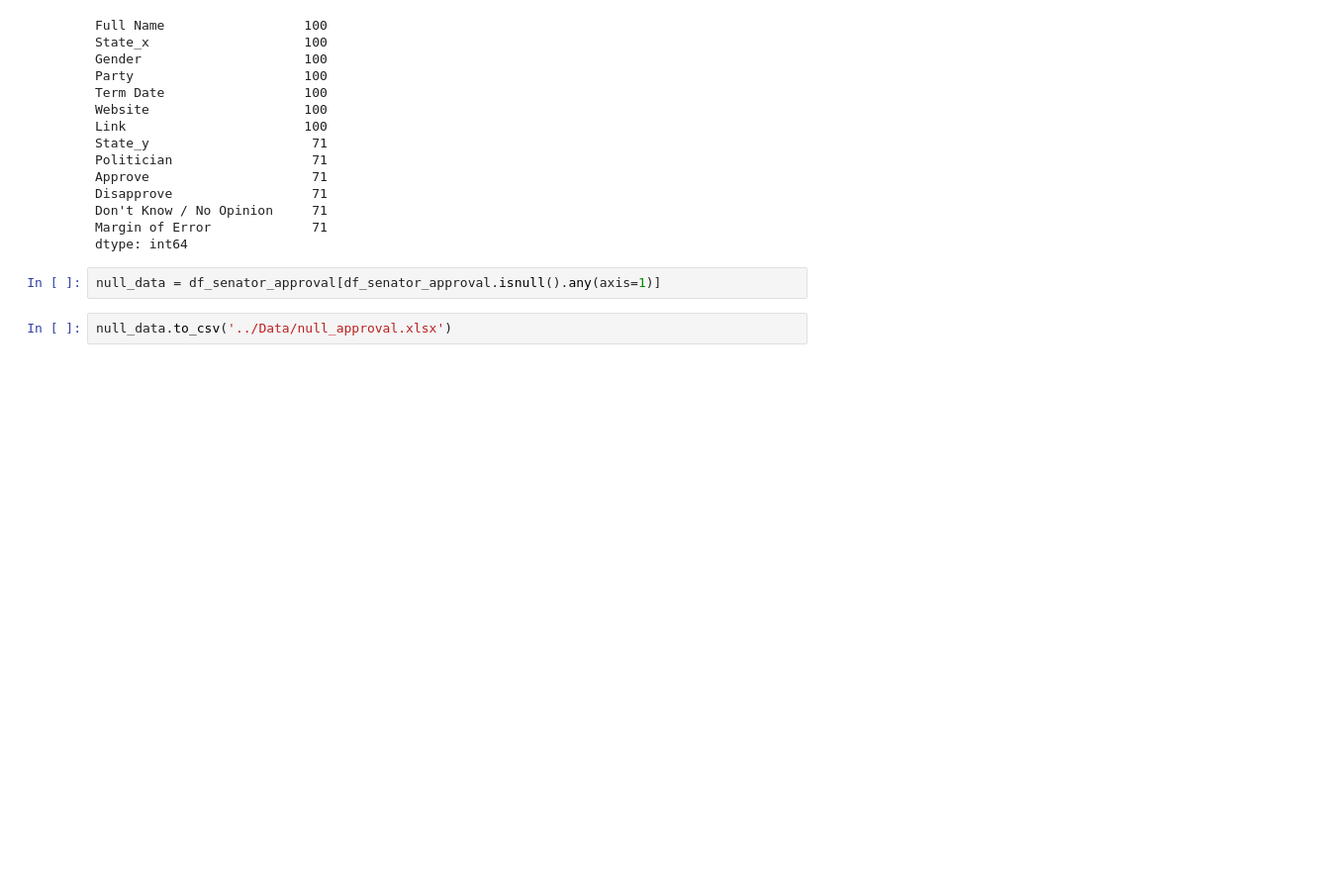
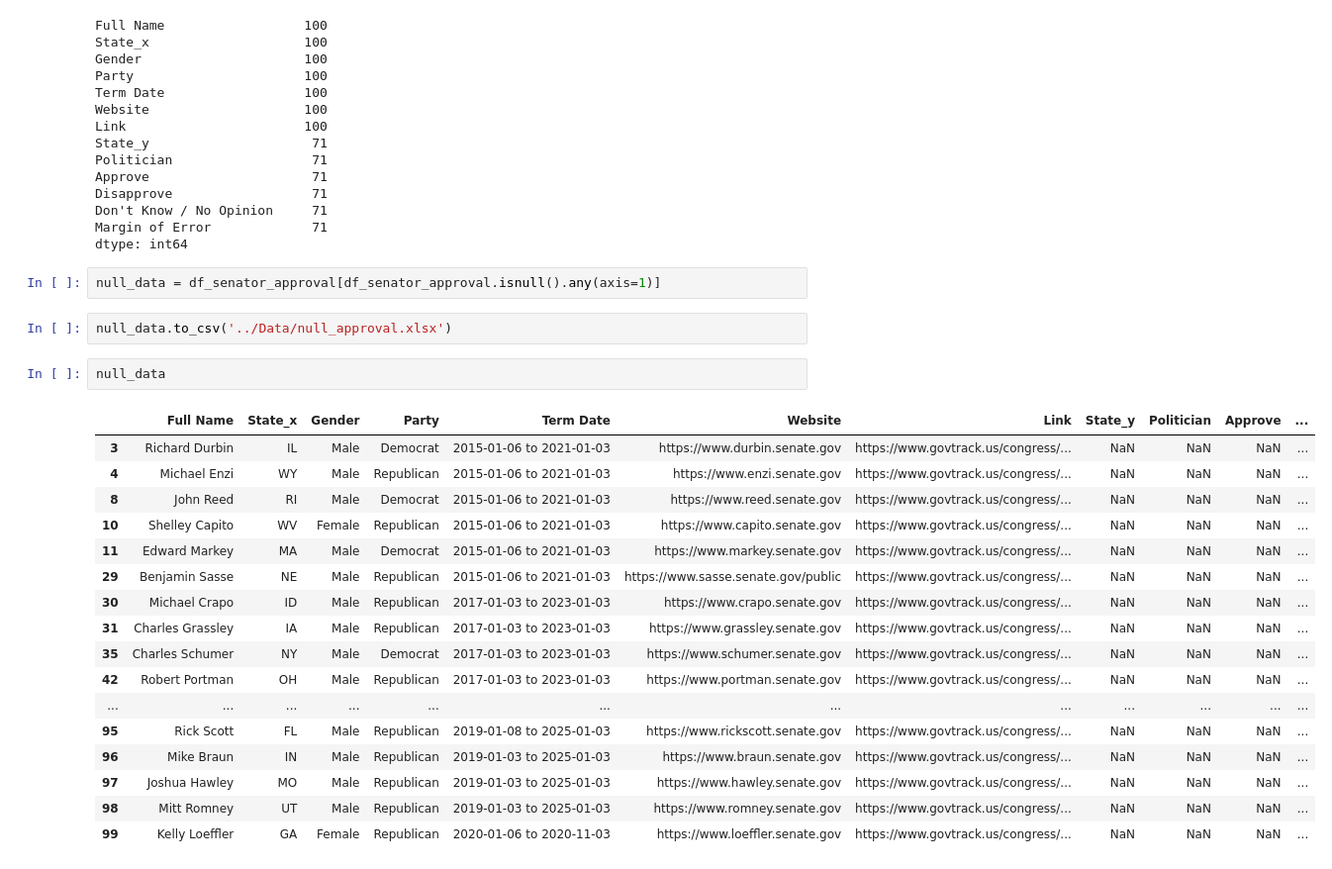
Before and after one commit to sai-praneeth-reddy/GT_Final_Project, a Jupyter notebook: Python/01DataPrep.ipynb, the cells around one changed output. Shown at 99% size. Saved outputs shown, nothing was run; the diff lists cells and outputs as text; blank space fills up the shorter version.

```diff
--- a/Python/01DataPrep.ipynb
+++ b/Python/01DataPrep.ipynb
@@ -186,3 +186,23 @@ dtype: int64
 null_data = df_senator_approval[df_senator_approval.isnull().any(axis=1)]
 # %%
 null_data.to_csv('../Data/null_approval.xlsx')
+# %%
+null_data
+# %% [output]
+|  | Full Name | State_x | Gender | Party | Term Date | Website | Link | State_y | Politician | Approve | ... |
+| 3 | Richard Durbin | IL | Male | Democrat | 2015-01-06 to 2021-01-03 | https://www.durbin.senate.gov | https://www.govtrack.us/congress/... | NaN | NaN | NaN | ... |
+| 4 | Michael Enzi | WY | Male | Republican | 2015-01-06 to 2021-01-03 | https://www.enzi.senate.gov | https://www.govtrack.us/congress/... | NaN | NaN | NaN | ... |
+| 8 | John Reed | RI | Male | Democrat | 2015-01-06 to 2021-01-03 | https://www.reed.senate.gov | https://www.govtrack.us/congress/... | NaN | NaN | NaN | ... |
+| 10 | Shelley Capito | WV | Female | Republican | 2015-01-06 to 2021-01-03 | https://www.capito.senate.gov | https://www.govtrack.us/congress/... | NaN | NaN | NaN | ... |
+| 11 | Edward Markey | MA | Male | Democrat | 2015-01-06 to 2021-01-03 | https://www.markey.senate.gov | https://www.govtrack.us/congress/... | NaN | NaN | NaN | ... |
+| 29 | Benjamin Sasse | NE | Male | Republican | 2015-01-06 to 2021-01-03 | https://www.sasse.senate.gov/public | https://www.govtrack.us/congress/... | NaN | NaN | NaN | ... |
+| 30 | Michael Crapo | ID | Male | Republican | 2017-01-03 to 2023-01-03 | https://www.crapo.senate.gov | https://www.govtrack.us/congress/... | NaN | NaN | NaN | ... |
+| 31 | Charles Grassley | IA | Male | Republican | 2017-01-03 to 2023-01-03 | https://www.grassley.senate.gov | https://www.govtrack.us/congress/... | NaN | NaN | NaN | ... |
+| 35 | Charles Schumer | NY | Male | Democrat | 2017-01-03 to 2023-01-03 | https://www.schumer.senate.gov | https://www.govtrack.us/congress/... | NaN | NaN | NaN | ... |
+| 42 | Robert Portman | OH | Male | Republican | 2017-01-03 to 2023-01-03 | https://www.portman.senate.gov | https://www.govtrack.us/congress/... | NaN | NaN | NaN | ... |
+| ... | ... | ... | ... | ... | ... | ... | ... | ... | ... | ... | ... |
+| 95 | Rick Scott | FL | Male | Republican | 2019-01-08 to 2025-01-03 | https://www.rickscott.senate.gov | https://www.govtrack.us/congress/... | NaN | NaN | NaN | ... |
+| 96 | Mike Braun | IN | Male | Republican | 2019-01-03 to 2025-01-03 | https://www.braun.senate.gov | https://www.govtrack.us/congress/... | NaN | NaN | NaN | ... |
+| 97 | Joshua Hawley | MO | Male | Republican | 2019-01-03 to 2025-01-03 | https://www.hawley.senate.gov | https://www.govtrack.us/congress/... | NaN | NaN | NaN | ... |
+| 98 | Mitt Romney | UT | Male | Republican | 2019-01-03 to 2025-01-03 | https://www.romney.senate.gov | https://www.govtrack.us/congress/... | NaN | NaN | NaN | ... |
+| 99 | Kelly Loeffler | GA | Female | Republican | 2020-01-06 to 2020-11-03 | https://www.loeffler.senate.gov | https://www.govtrack.us/congress/... | NaN | NaN | NaN | ... |
```
Also changed, not shown: 2 other files.
